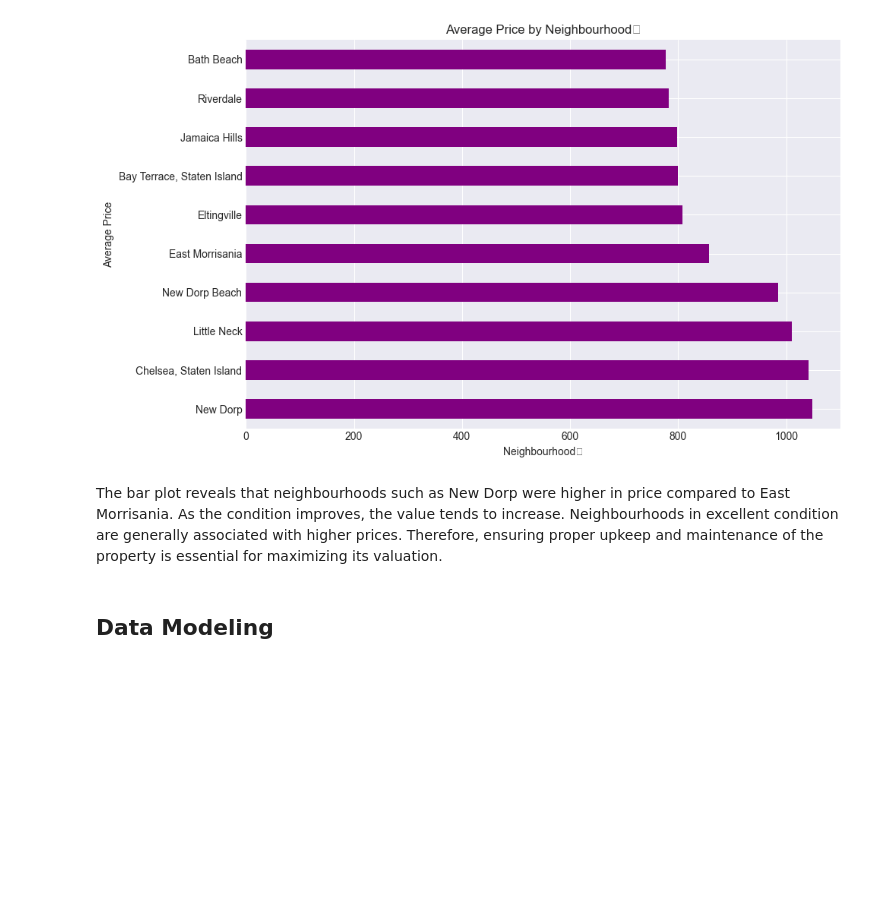
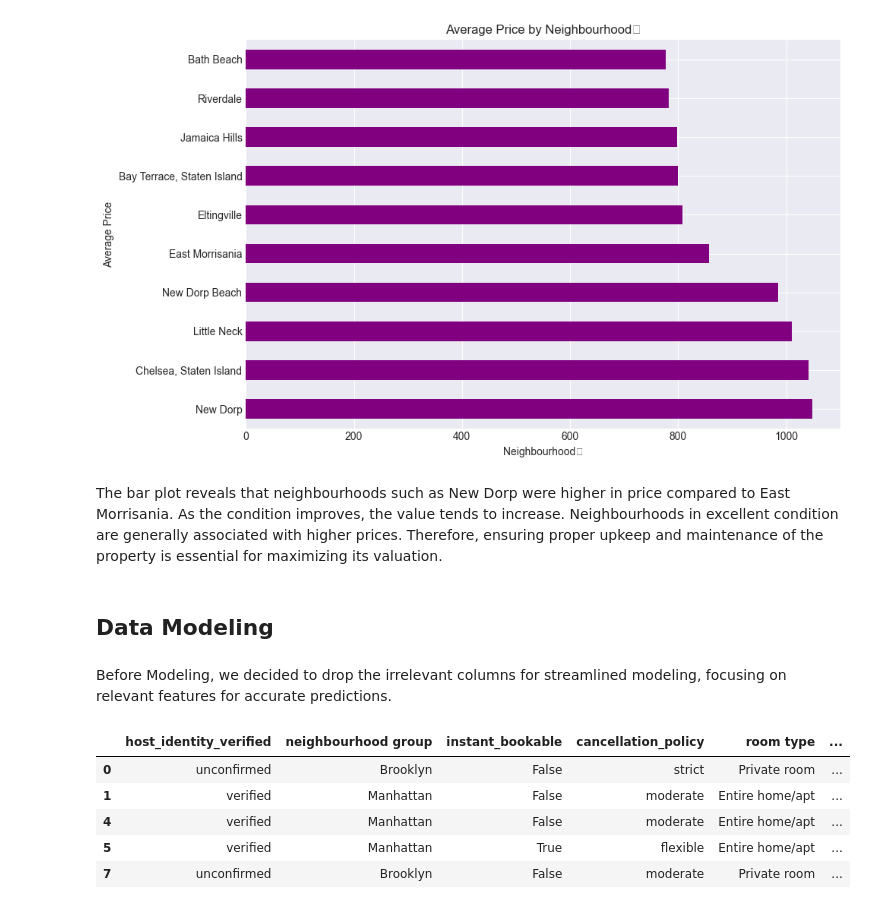
Before and after one commit to AdnanK1/air-bnb, a Jupyter notebook: index.ipynb, the cells around one changed output. Saved outputs shown, nothing was run; the diff lists cells and outputs as text; code cells hidden in the pictures; blank space fills up the shorter version.

Commit message:
start of data modeling

```diff
--- a/index.ipynb
+++ b/index.ipynb
@@ -409,3 +399,16 @@ plt.show()
 The bar plot reveals that neighbourhoods such as New Dorp were higher in price compared to East Morrisania. As the condition improves, the value tends to increase. Neighbourhoods in excellent condition are generally associated with higher prices. Therefore, ensuring proper upkeep and maintenance of the property is essential for maximizing its valuation.
 # %% [markdown]
 ## Data Modeling
+# %% [markdown]
+Before Modeling, we decided to drop the irrelevant columns for streamlined modeling, focusing on relevant features for accurate predictions.
+# %%
+# Dropping irrelevant columns
+data= df.drop(['id','NAME','host id','host name','neighbourhood','lat','long','country','country code','service fee','last review','review rate number'],axis=1)
+data.head()
+# %% [output]
+|  | host_identity_verified | neighbourhood group | instant_bookable | cancellation_policy | room type | ... |
+| 0 | unconfirmed | Brooklyn | False | strict | Private room | ... |
+| 1 | verified | Manhattan | False | moderate | Entire home/apt | ... |
+| 4 | verified | Manhattan | False | moderate | Entire home/apt | ... |
+| 5 | verified | Manhattan | True | flexible | Entire home/apt | ... |
+| 7 | unconfirmed | Brooklyn | False | moderate | Private room | ... |
```
Also changed, not shown: parts of 11 cells of this notebook.
